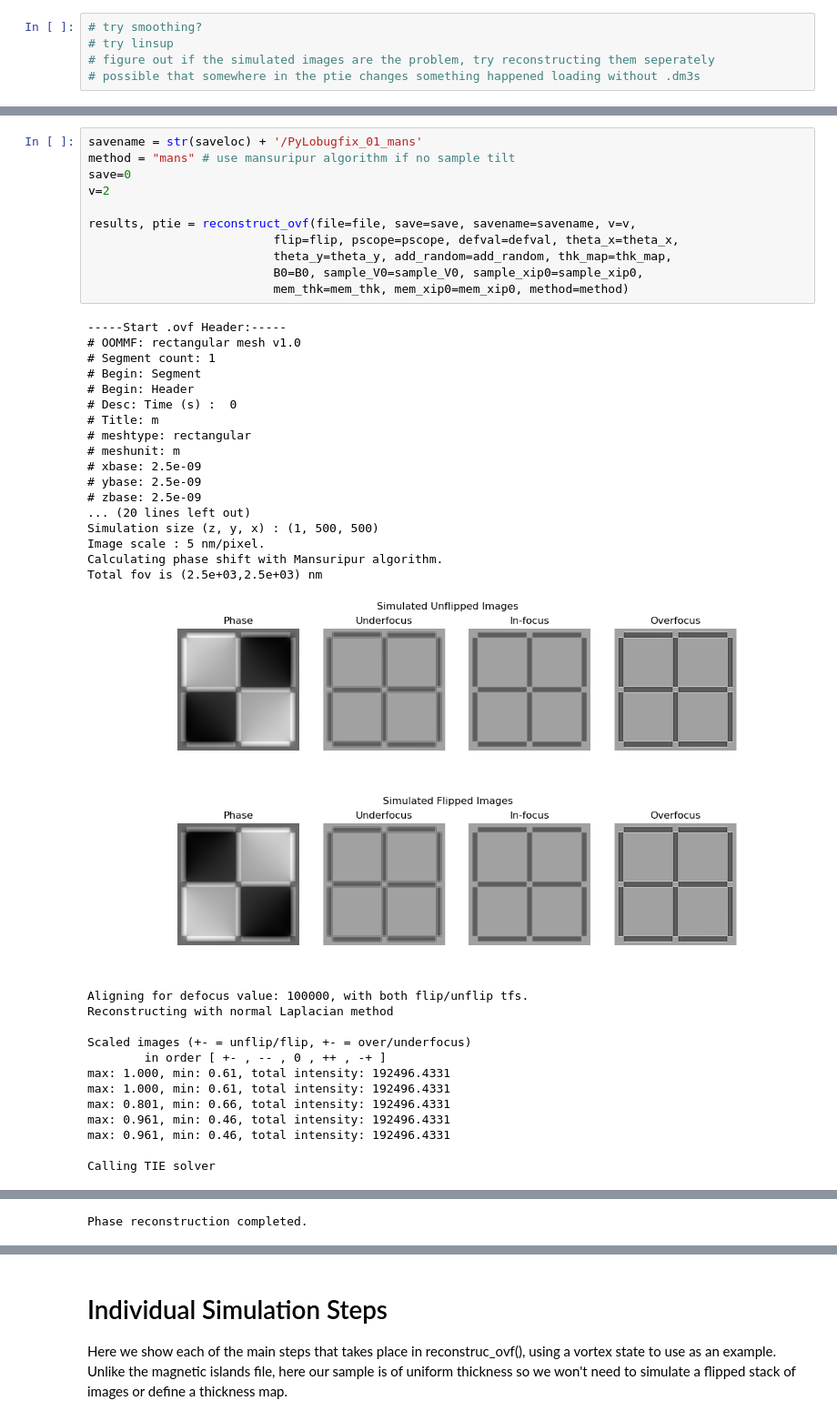
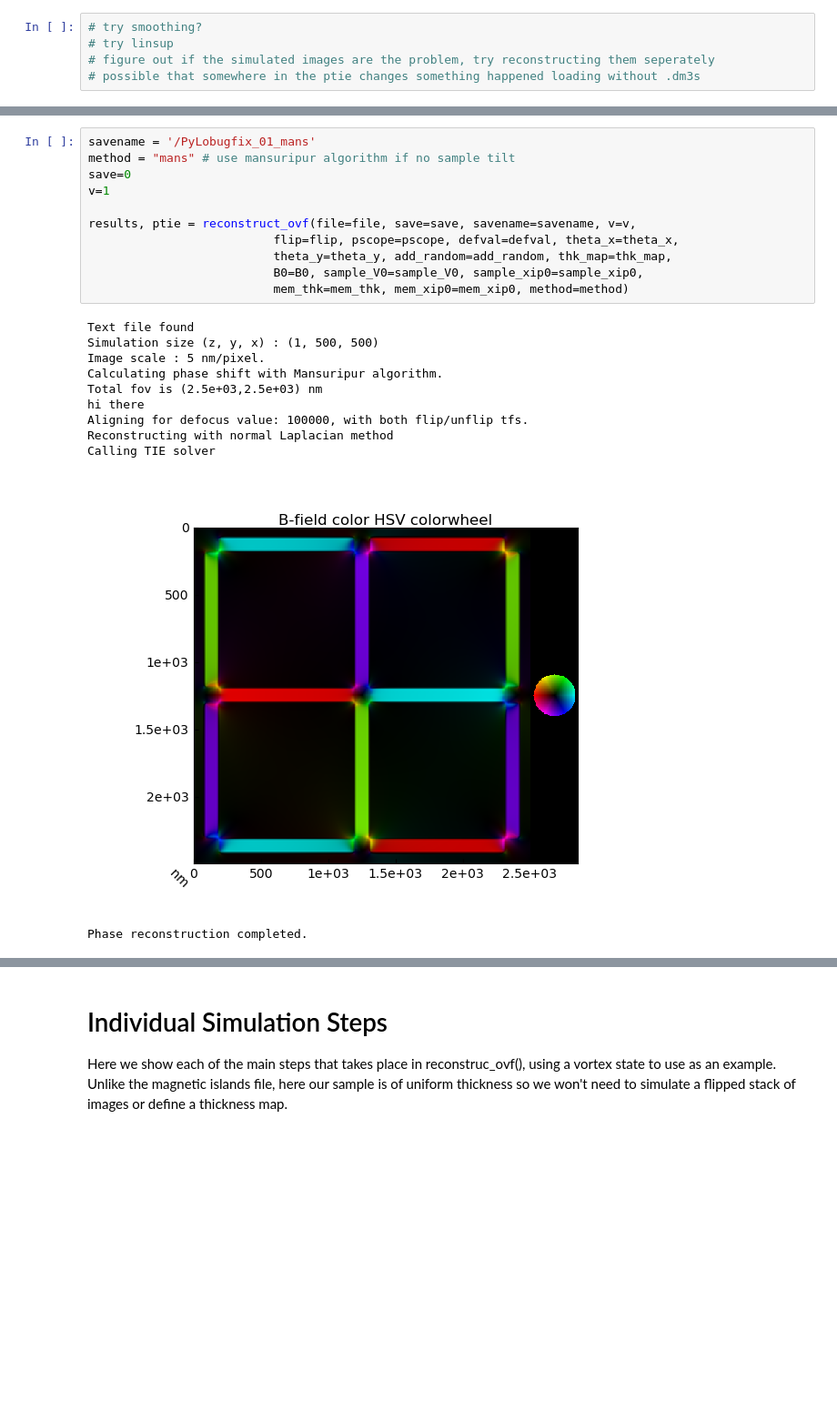
Before and after one commit to PyLorentz/PyLorentz, a Jupyter notebook: Examples/SIM_template.ipynb, the cells around one changed output, grey strips where cells are left out. Shown at 91% size. Drawn from its saved outputs; the diff is of its cells as text; blank space fills up the shorter version.

```diff
--- a/Examples/SIM_template.ipynb
+++ b/Examples/SIM_template.ipynb
@@ -121,43 +132,23 @@ saveloc.mkdir()
 # %%
-savename = str(saveloc) + '/PyLobugfix_01_mans'
+savename = '/PyLobugfix_01_mans'
 method = "mans" # use mansuripur algorithm if no sample tilt
 save=0
-v=2
+v=1
 
 results, ptie = reconstruct_ovf(file=file, save=save, savename=savename, v=v,
                           flip=flip, pscope=pscope, defval=defval, theta_x=theta_x,
                           theta_y=theta_y, add_random=add_random, thk_map=thk_map,
                           B0=B0, sample_V0=sample_V0, sample_xip0=sample_xip0,
                           mem_thk=mem_thk, mem_xip0=mem_xip0, method=method)
 # %% [output]
------Start .ovf Header:-----
-# OOMMF: rectangular mesh v1.0
-# Segment count: 1
-# Begin: Segment
-# Begin: Header
-# Desc: Time (s) :  0
-# Title: m
-# meshtype: rectangular
-# meshunit: m
-# xbase: 2.5e-09
-# ybase: 2.5e-09
-# zbase: 2.5e-09
-... (20 lines left out)
+Text file found
 Simulation size (z, y, x) : (1, 500, 500)
 Image scale : 5 nm/pixel.
 Calculating phase shift with Mansuripur algorithm.
 Total fov is (2.5e+03,2.5e+03) nm
+hi there
+Aligning for defocus value: 100000, with both flip/unflip tfs.
+Reconstructing with normal Laplacian method
+Calling TIE solver
-[figure, old version]
+[figure, new version]
-[figure, removed]
-Aligning for defocus value: 100000, with both flip/unflip tfs.
-Reconstructing with normal Laplacian method
-
-Scaled images (+- = unflip/flip, +- = over/underfocus)
-        in order [ +- , -- , 0 , ++ , -+ ]
-max: 1.000, min: 0.61, total intensity: 192496.4331
-max: 1.000, min: 0.61, total intensity: 192496.4331
-max: 0.801, min: 0.66, total intensity: 192496.4331
-max: 0.961, min: 0.46, total intensity: 192496.4331
-max: 0.961, min: 0.46, total intensity: 192496.4331
-
-Calling TIE solver
+Phase reconstruction completed.
@@ -165 +154,0 @@ Calling TIE solver
-Phase reconstruction completed.
```
Also changed, not shown: parts of 17 cells of this notebook, 2 other files.
